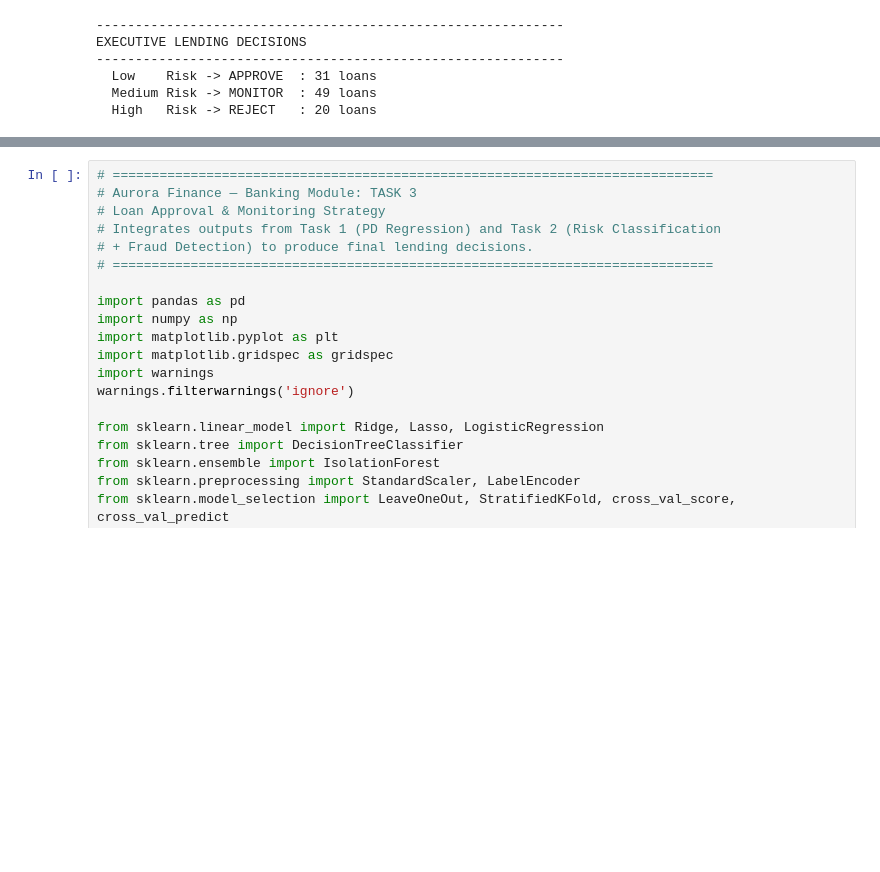
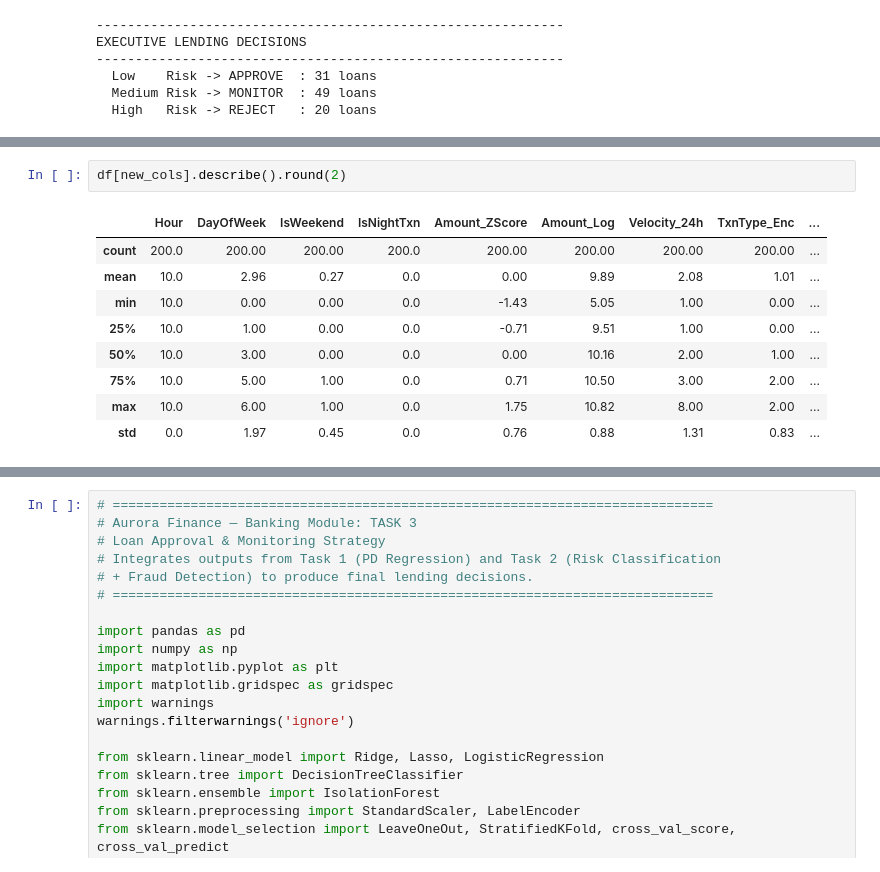
Before and after one commit to ruksad/Corporate_finance_ML_decisions, a Jupyter notebook: Step2_banking_module_loan_portfolio_fraud_detect_explainability.ipynb, the cells around one changed output, grey strips where cells are left out. Saved outputs shown, nothing was run; the diff lists cells and outputs as text; blank space fills up the shorter version.

```diff
--- a/Step2_banking_module_loan_portfolio_fraud_detect_explainability.ipynb
+++ b/Step2_banking_module_loan_portfolio_fraud_detect_explainability.ipynb
@@ -770,0 +561,12 @@ PIPELINE COMPLETE
+# %%
+df[new_cols].describe().round(2)
+# %% [output]
+|  | Hour | DayOfWeek | IsWeekend | IsNightTxn | Amount_ZScore | Amount_Log | Velocity_24h | TxnType_Enc | ... |
+| count | 200.0 | 200.00 | 200.00 | 200.0 | 200.00 | 200.00 | 200.00 | 200.00 | ... |
+| mean | 10.0 | 2.96 | 0.27 | 0.0 | 0.00 | 9.89 | 2.08 | 1.01 | ... |
+| min | 10.0 | 0.00 | 0.00 | 0.0 | -1.43 | 5.05 | 1.00 | 0.00 | ... |
+| 25% | 10.0 | 1.00 | 0.00 | 0.0 | -0.71 | 9.51 | 1.00 | 0.00 | ... |
+| 50% | 10.0 | 3.00 | 0.00 | 0.0 | 0.00 | 10.16 | 2.00 | 1.00 | ... |
+| 75% | 10.0 | 5.00 | 1.00 | 0.0 | 0.71 | 10.50 | 3.00 | 2.00 | ... |
+| max | 10.0 | 6.00 | 1.00 | 0.0 | 1.75 | 10.82 | 8.00 | 2.00 | ... |
+| std | 0.0 | 1.97 | 0.45 | 0.0 | 0.76 | 0.88 | 1.31 | 0.83 | ... |
```
Also changed, not shown: parts of 9 cells of this notebook, 8 other files.
